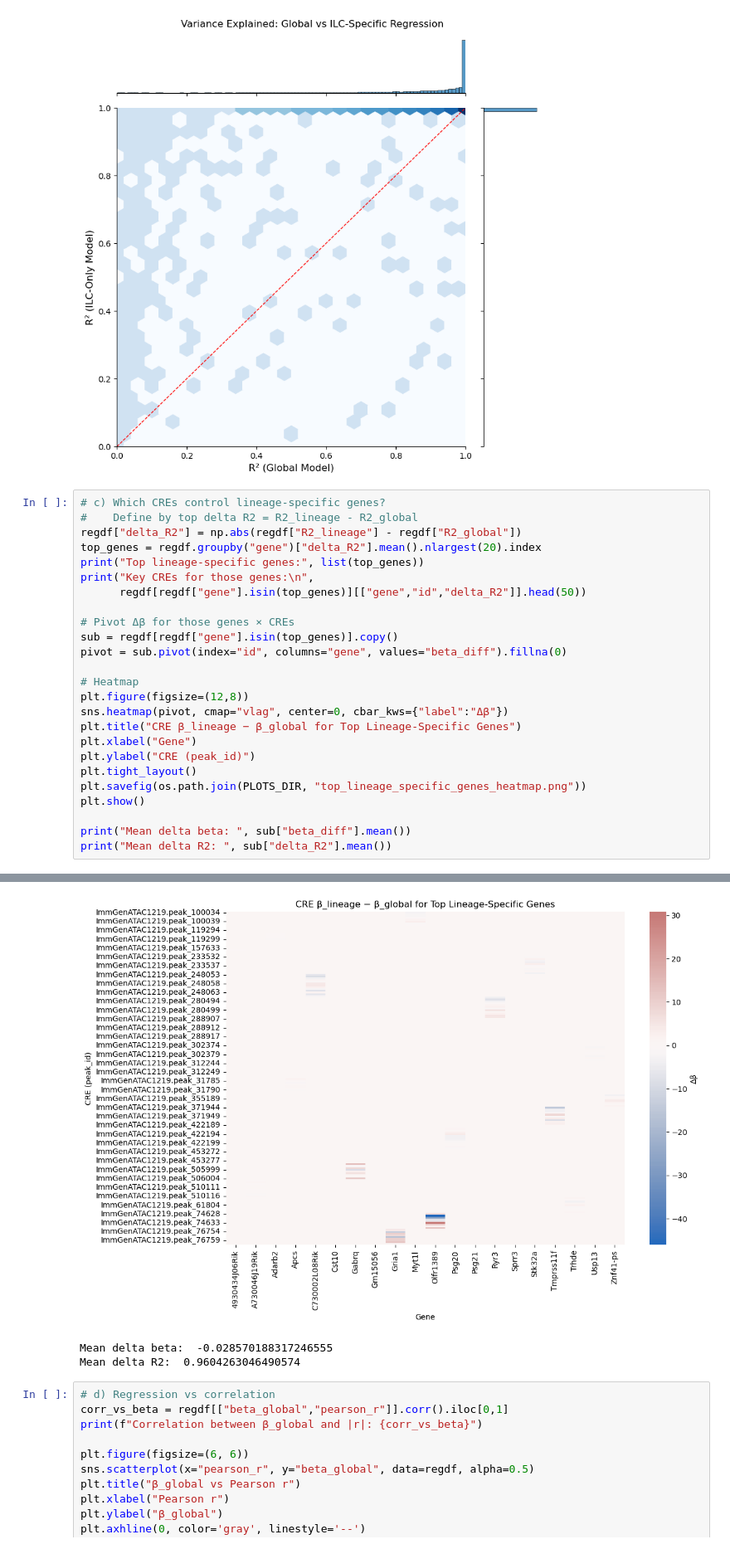
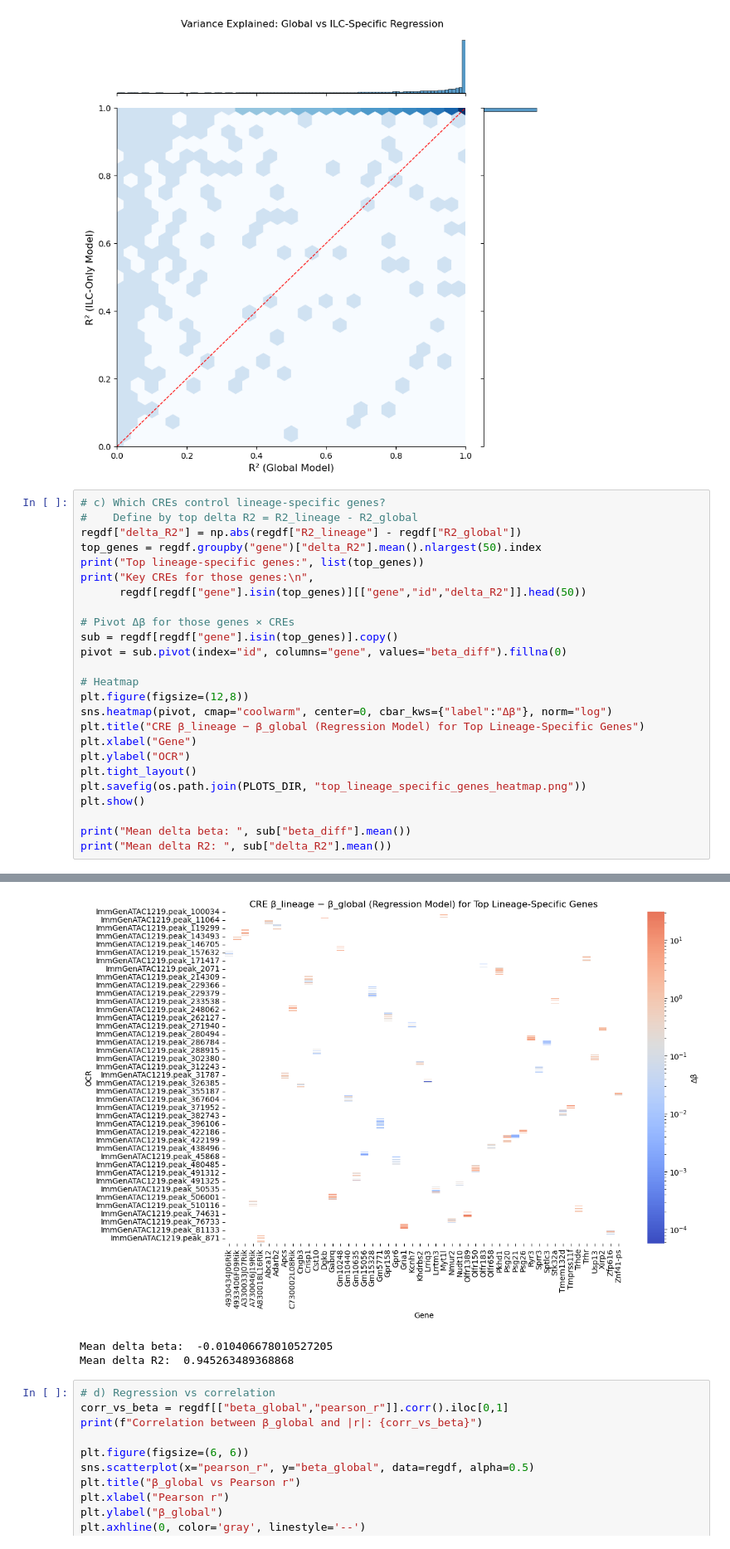
Before and after one commit to Topic2-Gene-Regulation-Immune-Cells/ILC-cells-Team4, a Jupyter notebook: 09_regression_analysis.ipynb, the cells around one changed output, grey strips where cells are left out. Shown at 83% size. Cells and saved outputs as stored; diff of their text form.

Commit message:
better plots

```diff
--- a/09_regression_analysis.ipynb
+++ b/09_regression_analysis.ipynb
@@ -177,7 +177,7 @@ plt.show()
 # c) Which CREs control lineage-specific genes?
 #    Define by top delta R2 = R2_lineage - R2_global
 regdf["delta_R2"] = np.abs(regdf["R2_lineage"] - regdf["R2_global"])
-top_genes = regdf.groupby("gene")["delta_R2"].mean().nlargest(20).index
+top_genes = regdf.groupby("gene")["delta_R2"].mean().nlargest(50).index
 print("Top lineage-specific genes:", list(top_genes))
 print("Key CREs for those genes:\n",
       regdf[regdf["gene"].isin(top_genes)][["gene","id","delta_R2"]].head(50))
@@ -188,10 +188,10 @@ pivot = sub.pivot(index="id", columns="gene", values="beta_diff").fillna(0)
 
 # Heatmap
 plt.figure(figsize=(12,8))
-sns.heatmap(pivot, cmap="vlag", center=0, cbar_kws={"label":"Δβ"})
-plt.title("CRE β_lineage − β_global for Top Lineage‐Specific Genes")
+sns.heatmap(pivot, cmap="coolwarm", center=0, cbar_kws={"label":"Δβ"}, norm="log")
+plt.title("CRE β_lineage − β_global (Regression Model) for Top Lineage‐Specific Genes")
 plt.xlabel("Gene")
-plt.ylabel("CRE (peak_id)")
+plt.ylabel("OCR")
 plt.tight_layout()
 plt.savefig(os.path.join(PLOTS_DIR, "top_lineage_specific_genes_heatmap.png"))
 plt.show()
@@ -219,6 +219,6 @@ Key CREs for those genes:
-[figure, old version]
+[figure, new version]
-Mean delta beta:  -0.028570188317246555
-Mean delta R2:  0.9604263046490574
+Mean delta beta:  -0.010406678010527205
+Mean delta R2:  0.945263489368868
 # %%
 # d) Regression vs correlation
 corr_vs_beta = regdf[["beta_global","pearson_r"]].corr().iloc[0,1]
```
Also changed, not shown: parts of 1 cell of this notebook, 2 other files.
